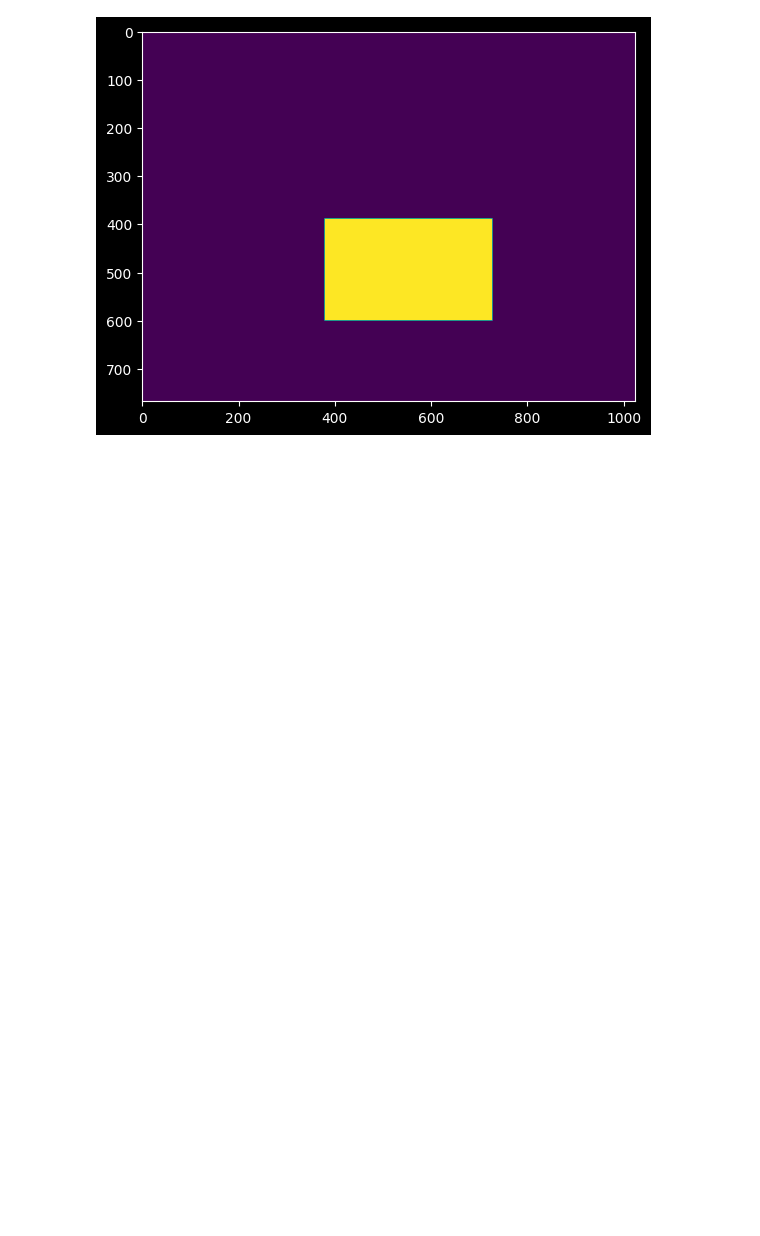
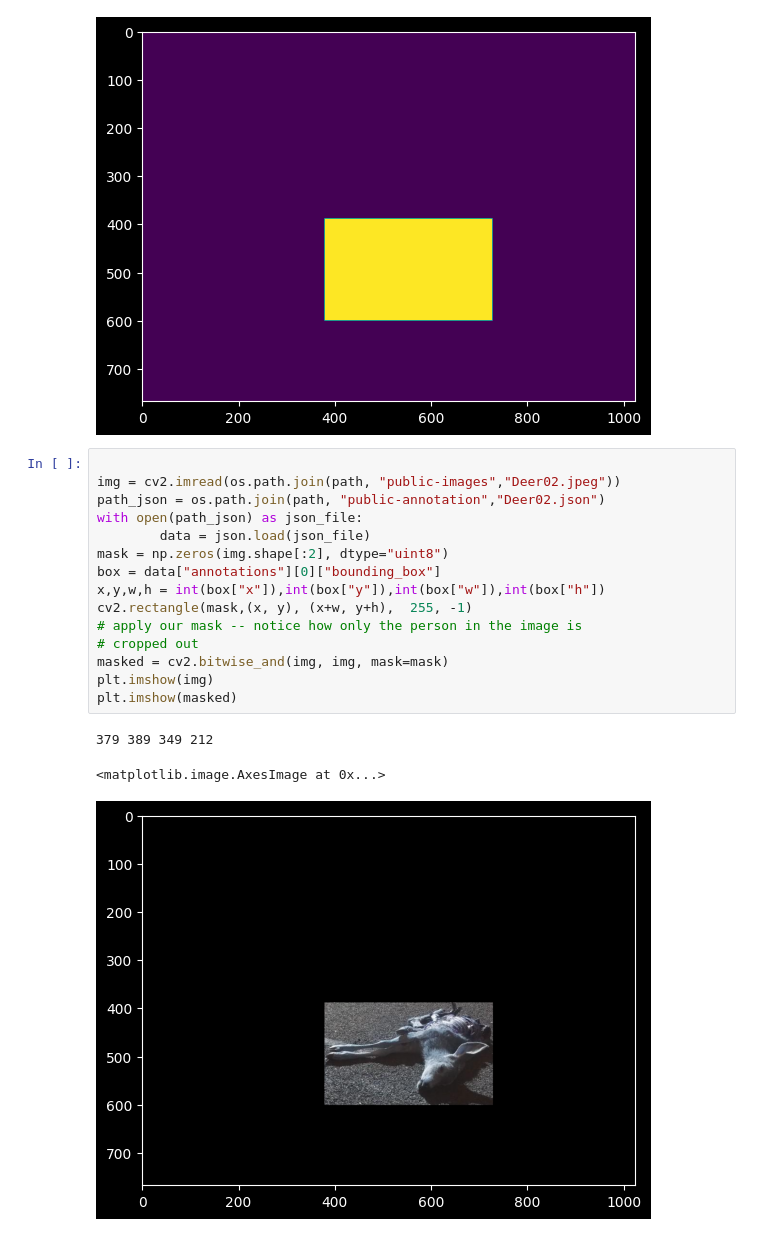
Before and after one commit to legendenomgeorg/roadkill_detection, a Jupyter notebook: create_targets.ipynb, the cells around one changed output. Saved outputs shown, nothing was run; the diff lists cells and outputs as text; blank space fills up the shorter version.

Commit message:
Added a jpeg conversion and started exploring masking

```diff
--- a/create_targets.ipynb
+++ b/create_targets.ipynb
@@ -63,3 +101,22 @@ plt.imshow(imported)
 # %% [output]
 <matplotlib.image.AxesImage at 0x...>
 [figure]
+# %%
+
+img = cv2.imread(os.path.join(path, "public-images","Deer02.jpeg"))
+path_json = os.path.join(path, "public-annotation","Deer02.json")
+with open(path_json) as json_file:
+        data = json.load(json_file)
+mask = np.zeros(img.shape[:2], dtype="uint8")
+box = data["annotations"][0]["bounding_box"]
+x,y,w,h = int(box["x"]),int(box["y"]),int(box["w"]),int(box["h"])
+cv2.rectangle(mask,(x, y), (x+w, y+h),  255, -1)
+# apply our mask -- notice how only the person in the image is
+# cropped out
+masked = cv2.bitwise_and(img, img, mask=mask)
+plt.imshow(img)
+plt.imshow(masked)
+# %% [output]
+379 389 349 212
+<matplotlib.image.AxesImage at 0x...>
+[figure, added]
```
Also changed, not shown: parts of 6 cells of this notebook.
